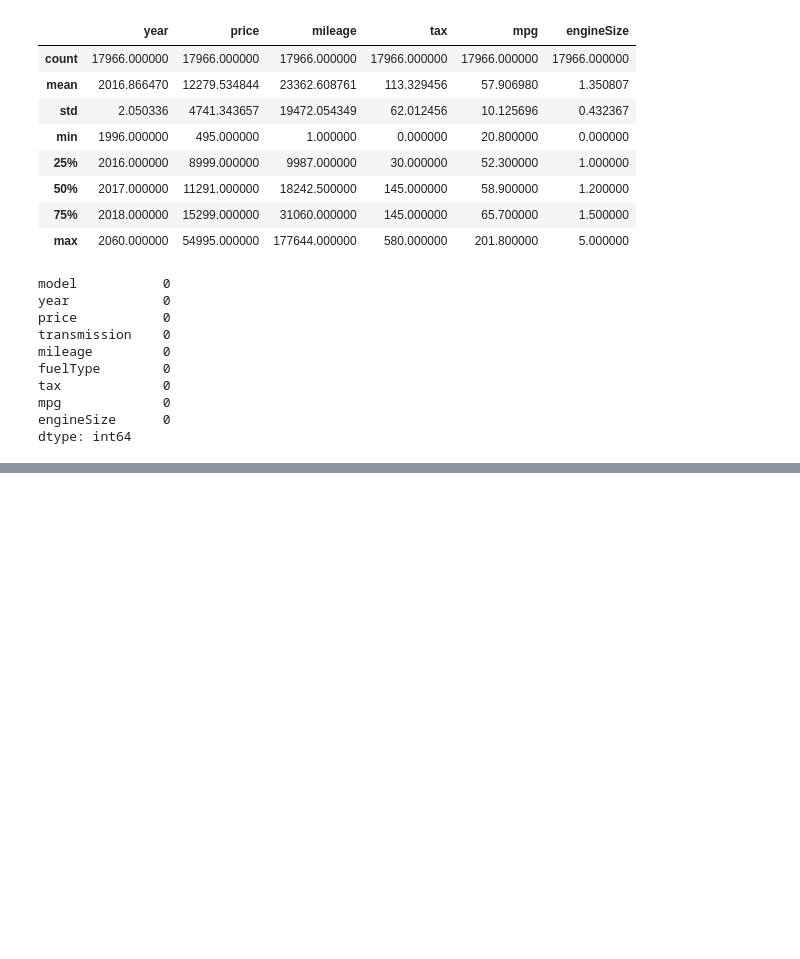
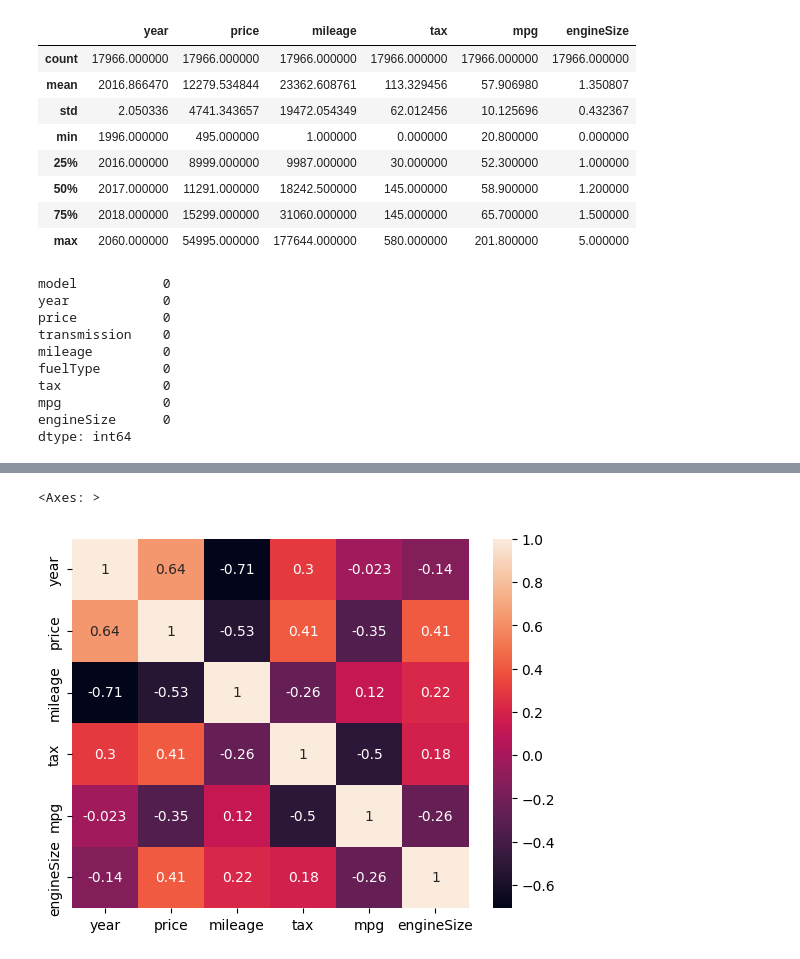
Before and after one commit to Maaaccc05/DS-Learning, a Jupyter notebook: ML/Car-Price-Preciction/index.ipynb, the cells around one changed output, grey strips where cells are left out. Saved outputs shown, nothing was run; the diff lists cells and outputs as text; code cells hidden in the pictures; blank space fills up the shorter version.

```diff
--- a/ML/Car-Price-Preciction/index.ipynb
+++ b/ML/Car-Price-Preciction/index.ipynb
@@ -71,0 +79,5 @@ dtype: int64
+# %%
+sns.heatmap(df.corr(numeric_only=True), annot=True)
+# %% [output]
+<Axes: >
+[figure, added]
```
Also changed, not shown: parts of 2 cells of this notebook.
